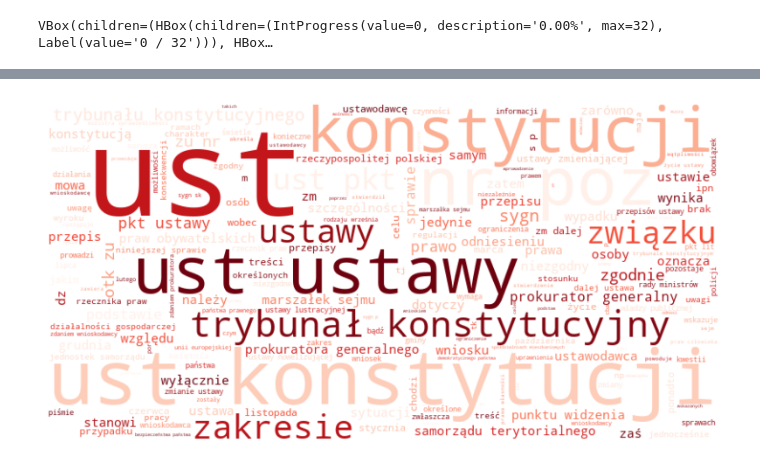
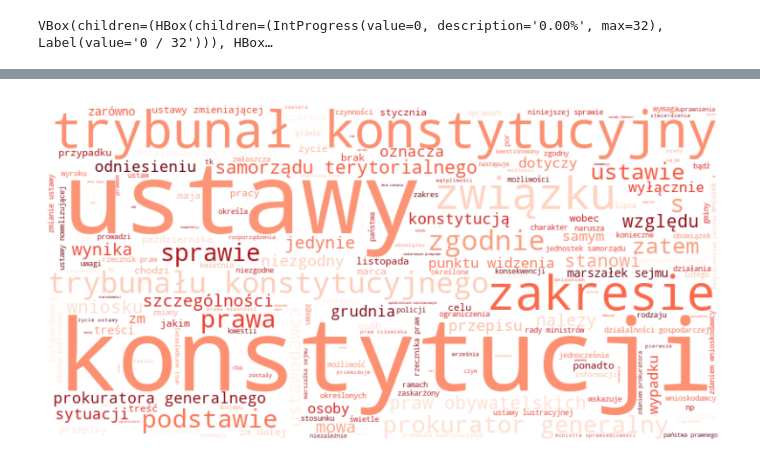
Before and after one commit to jakubfigura/law_nlp, a Jupyter notebook: analiza.ipynb, the cells around one changed output, grey strips where cells are left out. Saved outputs shown, nothing was run; the diff lists cells and outputs as text; code cells hidden in the pictures.

```diff
--- a/analiza.ipynb
+++ b/analiza.ipynb
@@ -310,19 +340,23 @@ df.head()
 # %%
 df['grounds'] = df['grounds'].apply(lambda s : s.lower())
 
 all_text = " ".join(df['grounds'].dropna().tolist())
 
 words = []
 with open('polish.stopwords.txt', encoding='utf-8') as f:
     words = f.read().splitlines()
 stopwords = set(STOPWORDS)
 stopwords.update(words)
+extra = ['ust', 'nr', 'poz', 'ust ustawy', 'ust konstytucji', 'ust', 'pkt ustawy', 'pkt', 'zaś', 'dz', 'sygn', 'otk', 'zu', 'tj', 'p']
+for w in extra:
+    stopwords.add(w)
+
 
 wordcloud = WordCloud(width=800, height=400, background_color='white',colormap = "Reds", stopwords=stopwords).generate(all_text)
 
 plt.figure(figsize=(10, 5))
 plt.imshow(wordcloud, interpolation='bilinear')
 plt.axis("off")
 plt.show()
 # %% [output]
-[figure, old version]
+[figure, new version]
```
Also changed, not shown: parts of 8 cells of this notebook, 1 other file.
